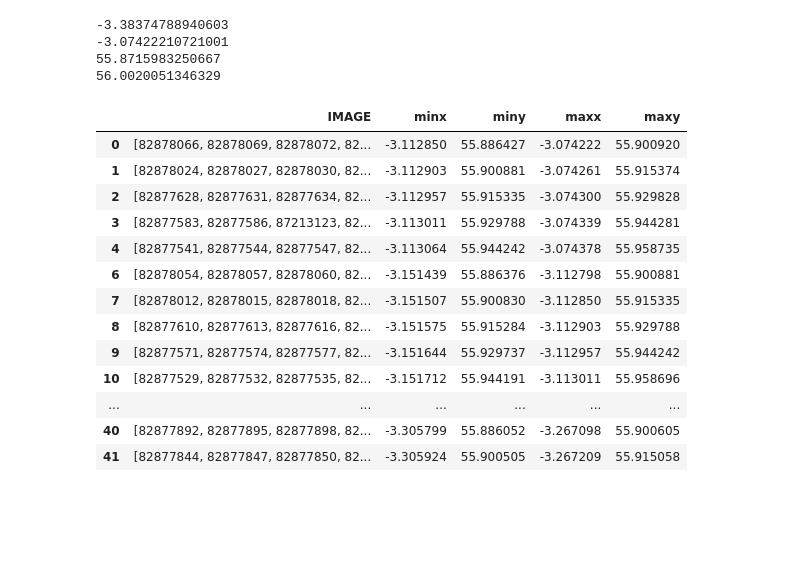
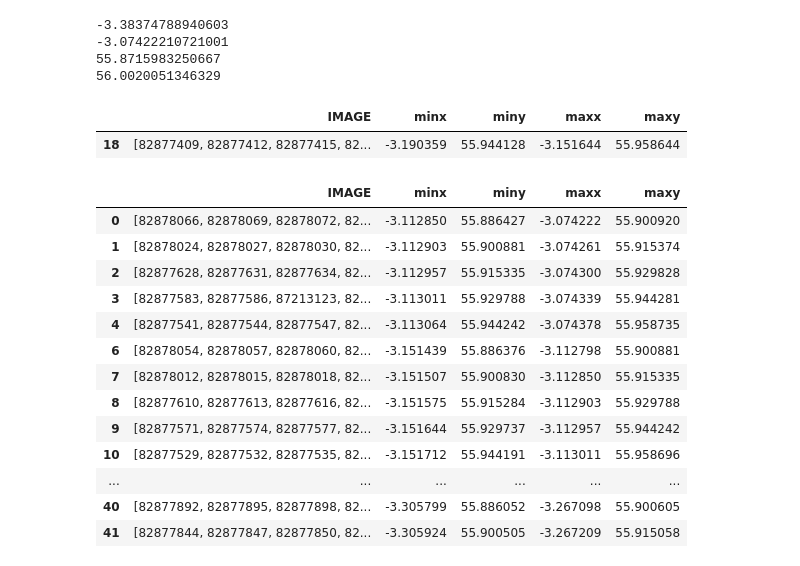
Before and after one commit to alv31415/contrastive-map, a Jupyter notebook: src/dev/meta_explore.ipynb, the cells around one changed output. Cells and saved outputs as stored; diff of their text form; code cells hidden in the pictures; blank space fills up the shorter version.

```diff
--- a/src/dev/meta_explore.ipynb
+++ b/src/dev/meta_explore.ipynb
@@ -71,6 +62,11 @@ print(meta["maxy"].max())
 -3.07422210721001
 55.8715983250667
 56.0020051346329
+# %%
+grouped_area_4[grouped_area_4["IMAGE"].apply(lambda x: 82877412 in x)]
+# %% [output]
+|  | IMAGE | minx | miny | maxx | maxy |
+| 18 | [82877409, 82877412, 82877415, 82... | -3.190359 | 55.944128 | -3.151644 | 55.958644 |
 # %%
 same_area_meta = metadata[["WKT", "IMAGE"]]
 # %%
```
Also changed, not shown: parts of 2 cells of this notebook, 4 other files.
